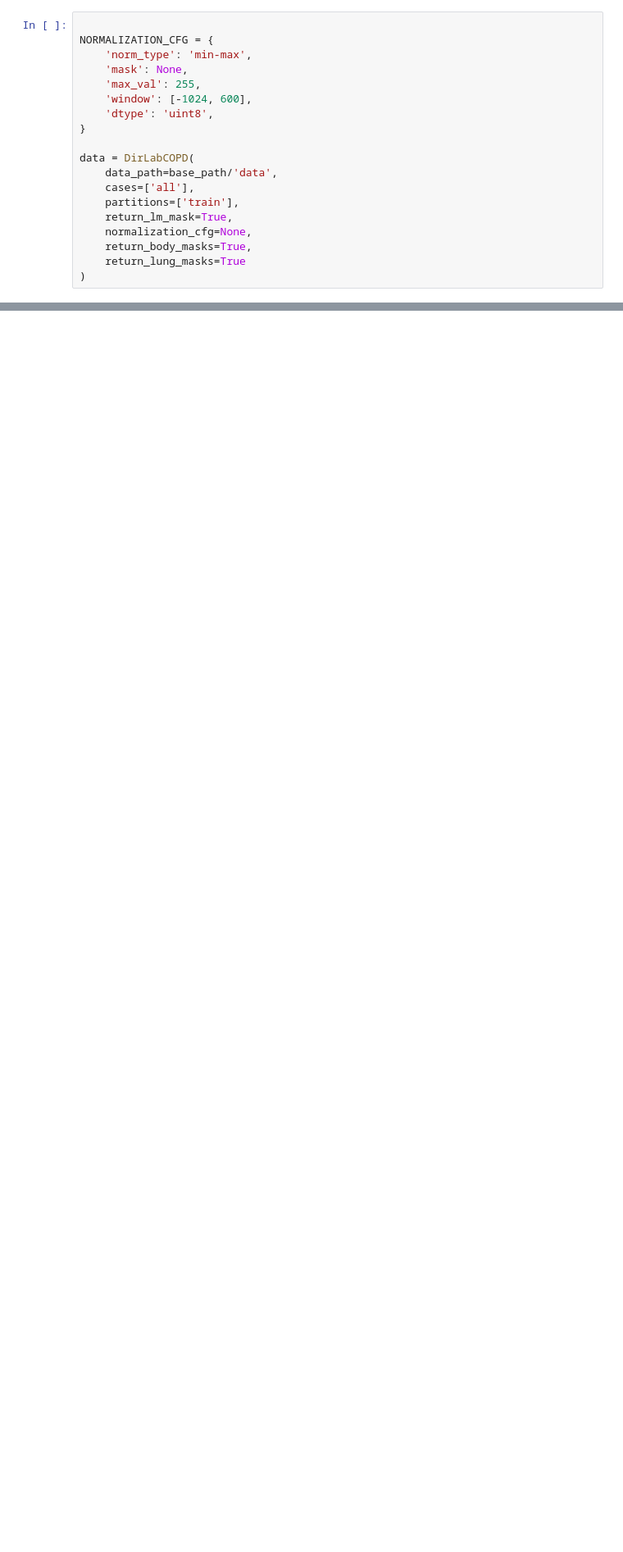
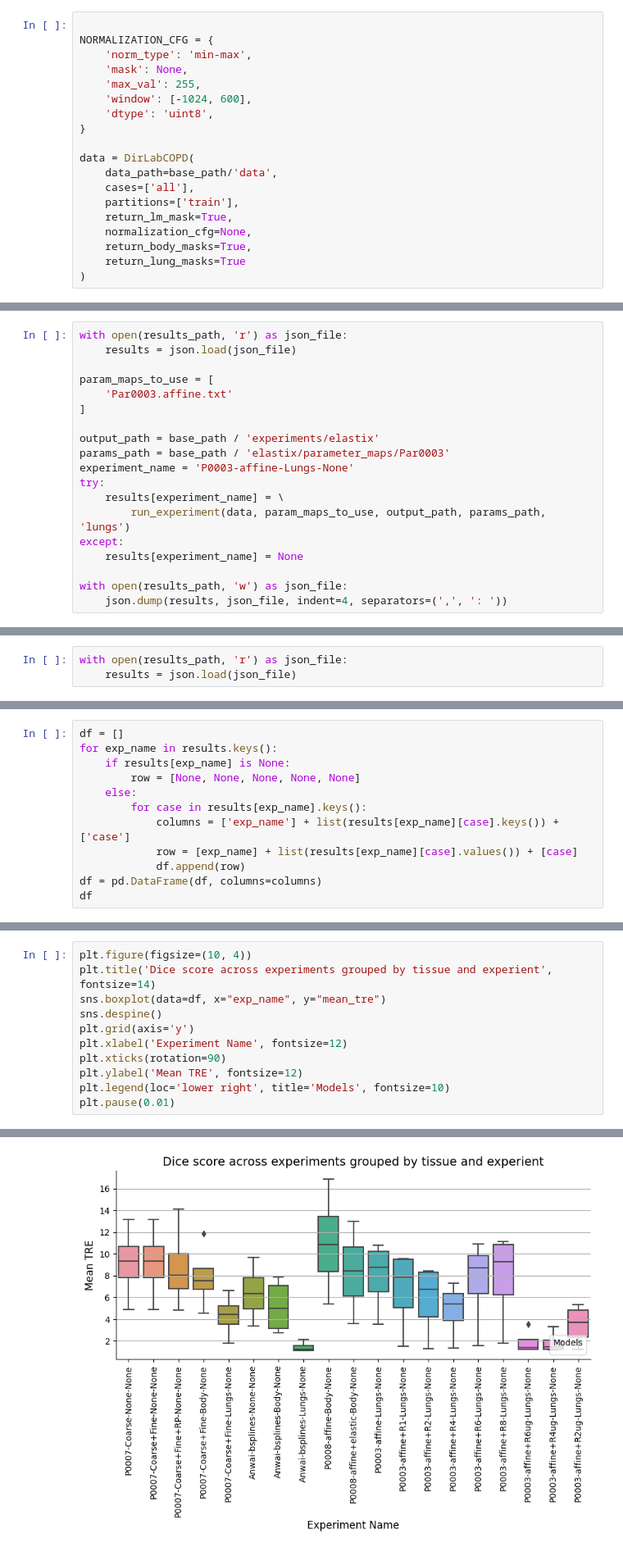
Before and after one commit to joaco18/mira_final_project, a Jupyter notebook: notebooks/develop_elastix.ipynb, the cells around one changed output, grey strips where cells are left out. Shown at 82% size. Cells and saved outputs as stored; diff of their text form; blank space fills up the shorter version.

Commit message:
results on experiments

```diff
--- a/notebooks/develop_elastix.ipynb
+++ b/notebooks/develop_elastix.ipynb
@@ -279,0 +621,19 @@ IndentationError: unexpected indent (1051239367.py, line 5)
+# %%
+with open(results_path, 'r') as json_file:
+    results = json.load(json_file)
+
+param_maps_to_use = [
+    'Par0003.affine.txt'
+]
+
+output_path = base_path / 'experiments/elastix'
+params_path = base_path / 'elastix/parameter_maps/Par0003'
+experiment_name = 'P0003-affine-Lungs-None'
+try:
+    results[experiment_name] = \
+        run_experiment(data, param_maps_to_use, output_path, params_path, 'lungs')
+except:
+    results[experiment_name] = None
+
+with open(results_path, 'w') as json_file:
+    json.dump(results, json_file, indent=4, separators=(',', ': '))
@@ -279,0 +979,3 @@ IndentationError: unexpected indent (1051239367.py, line 5)
+# %%
+with open(results_path, 'r') as json_file:
+    results = json.load(json_file)
@@ -279,0 +985,12 @@ IndentationError: unexpected indent (1051239367.py, line 5)
+# %%
+df = []
+for exp_name in results.keys():
+    if results[exp_name] is None:
+        row = [None, None, None, None, None]
+    else:
+        for case in results[exp_name].keys():
+            columns = ['exp_name'] + list(results[exp_name][case].keys()) + ['case']
+            row = [exp_name] + list(results[exp_name][case].values()) + [case]
+            df.append(row)
+df = pd.DataFrame(df, columns=columns)
+df
@@ -279,0 +1011,12 @@ IndentationError: unexpected indent (1051239367.py, line 5)
+# %%
+plt.figure(figsize=(10, 4))
+plt.title('Dice score across experiments grouped by tissue and experient', fontsize=14)
+sns.boxplot(data=df, x="exp_name", y="mean_tre")
+sns.despine()
+plt.grid(axis='y')
+plt.xlabel('Experiment Name', fontsize=12)
+plt.xticks(rotation=90)
+plt.ylabel('Mean TRE', fontsize=12)
+plt.legend(loc='lower right', title='Models', fontsize=10)
+plt.pause(0.01)
+# %% [output]
@@ -279,0 +1024 @@ IndentationError: unexpected indent (1051239367.py, line 5)
+[figure, added]
```
Also changed, not shown: parts of 36 cells of this notebook.
